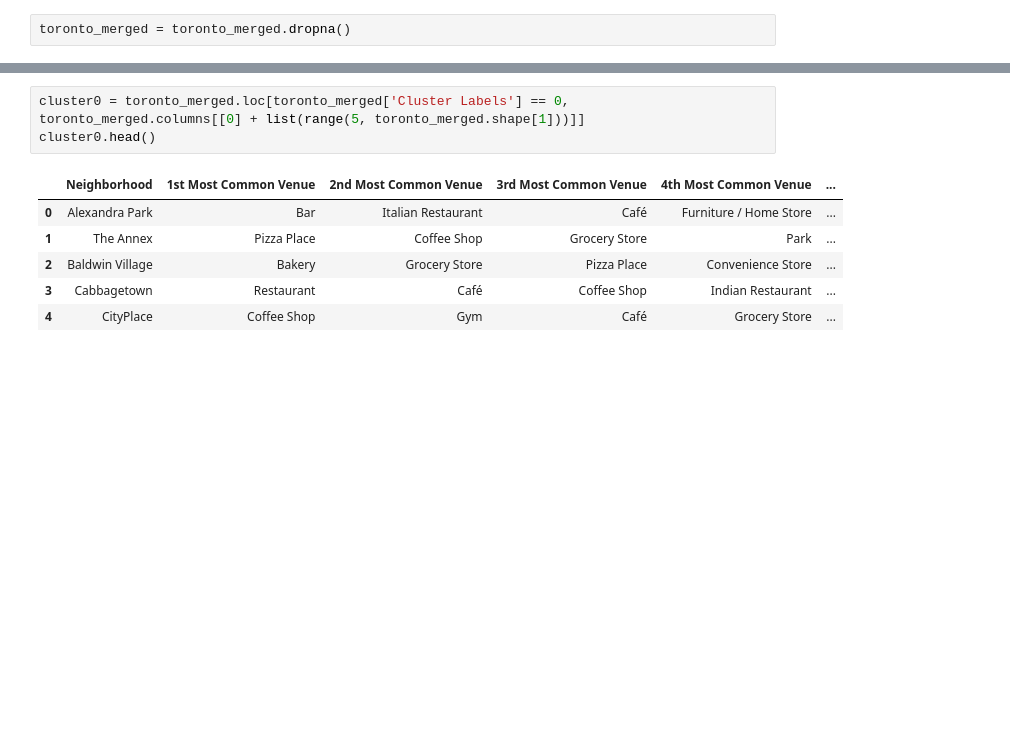
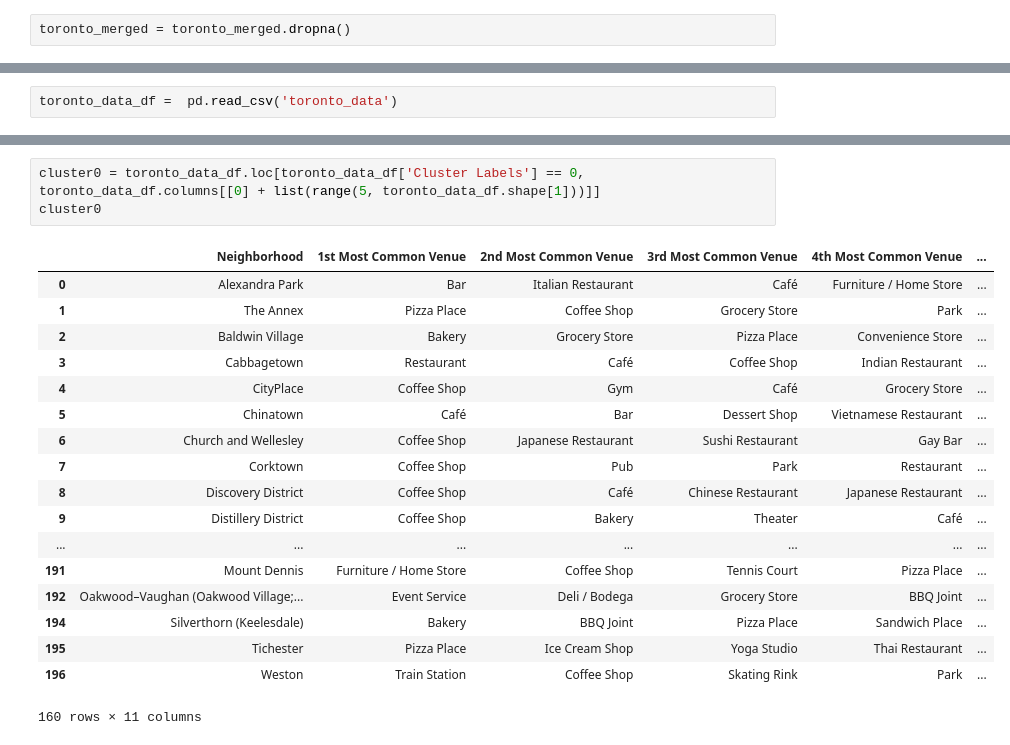
Before and after one commit to totogarza/capstone_data_science, a Jupyter notebook: toronto_neigh_clustering_viz.ipynb, the cells around one changed output, grey strips where cells are left out. Cells and saved outputs as stored; diff of their text form; blank space fills up the shorter version.

Commit message:
Static data

```diff
--- a/toronto_neigh_clustering_viz.ipynb
+++ b/toronto_neigh_clustering_viz.ipynb
@@ -372,0 +392,2 @@ toronto_merged = toronto_merged.dropna()
+# %%
+toronto_data_df =  pd.read_csv('toronto_data')
@@ -399,13 +443,25 @@ map_clusters
 # %% [output]
 [interactive output not drawn]
 # %%
-cluster0 = toronto_merged.loc[toronto_merged['Cluster Labels'] == 0, toronto_merged.columns[[0] + list(range(5, toronto_merged.shape[1]))]]
-cluster0.head()
+cluster0 = toronto_data_df.loc[toronto_data_df['Cluster Labels'] == 0, toronto_data_df.columns[[0] + list(range(5, toronto_data_df.shape[1]))]]
+cluster0
 # %% [output]
 |  | Neighborhood | 1st Most Common Venue | 2nd Most Common Venue | 3rd Most Common Venue | 4th Most Common Venue | ... |
 | 0 | Alexandra Park | Bar | Italian Restaurant | Café | Furniture / Home Store | ... |
 | 1 | The Annex | Pizza Place | Coffee Shop | Grocery Store | Park | ... |
 | 2 | Baldwin Village | Bakery | Grocery Store | Pizza Place | Convenience Store | ... |
 | 3 | Cabbagetown | Restaurant | Café | Coffee Shop | Indian Restaurant | ... |
 | 4 | CityPlace | Coffee Shop | Gym | Café | Grocery Store | ... |
+| 5 | Chinatown | Café | Bar | Dessert Shop | Vietnamese Restaurant | ... |
+| 6 | Church and Wellesley | Coffee Shop | Japanese Restaurant | Sushi Restaurant | Gay Bar | ... |
+| 7 | Corktown | Coffee Shop | Pub | Park | Restaurant | ... |
+| 8 | Discovery District | Coffee Shop | Café | Chinese Restaurant | Japanese Restaurant | ... |
+| 9 | Distillery District | Coffee Shop | Bakery | Theater | Café | ... |
+| ... | ... | ... | ... | ... | ... | ... |
+| 191 | Mount Dennis | Furniture / Home Store | Coffee Shop | Tennis Court | Pizza Place | ... |
+| 192 | Oakwood–Vaughan (Oakwood Village;... | Event Service | Deli / Bodega | Grocery Store | BBQ Joint | ... |
+| 194 | Silverthorn (Keelesdale) | Bakery | BBQ Joint | Pizza Place | Sandwich Place | ... |
+| 195 | Tichester | Pizza Place | Ice Cream Shop | Yoga Studio | Thai Restaurant | ... |
+| 196 | Weston | Train Station | Coffee Shop | Skating Rink | Park | ... |
+160 rows × 11 columns
 # %%
```
Also changed, not shown: parts of 13 cells of this notebook, 1 other file.
